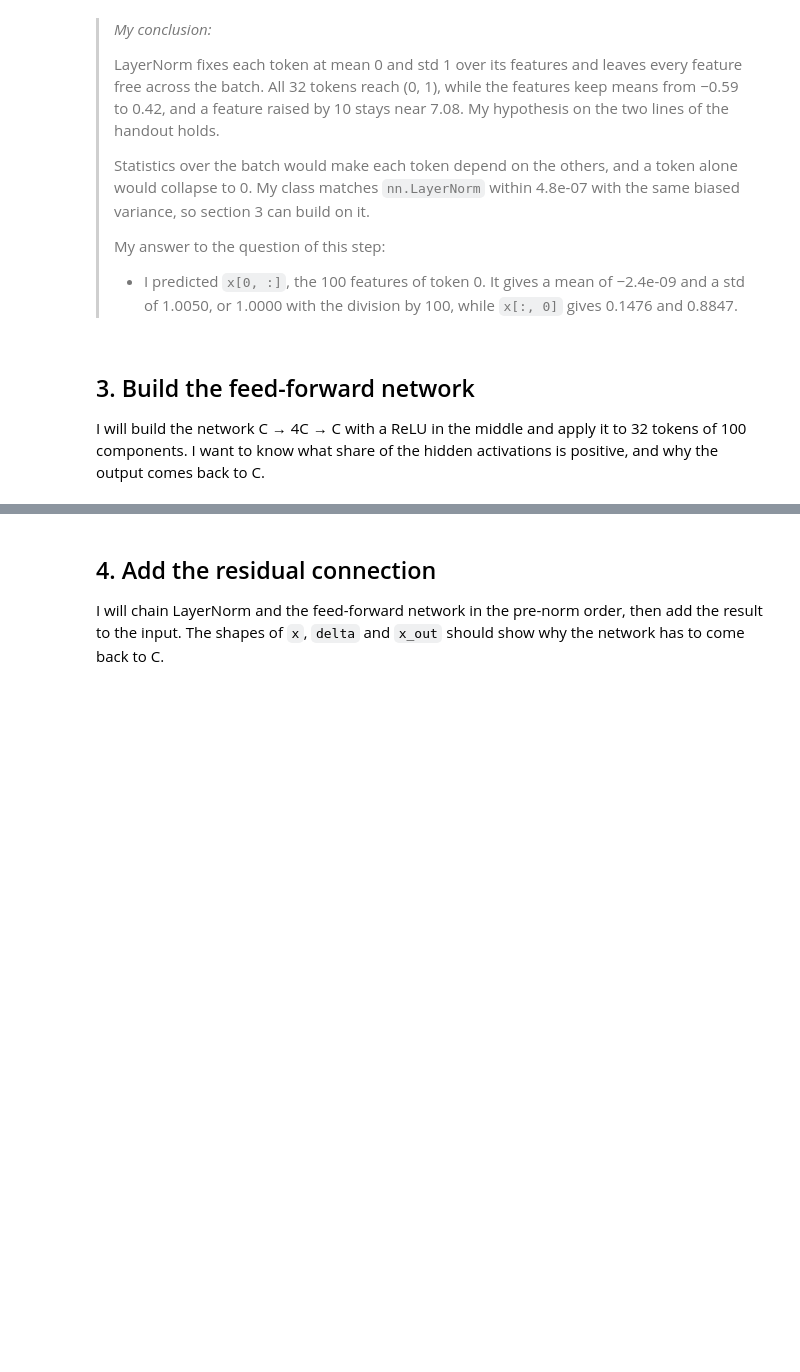
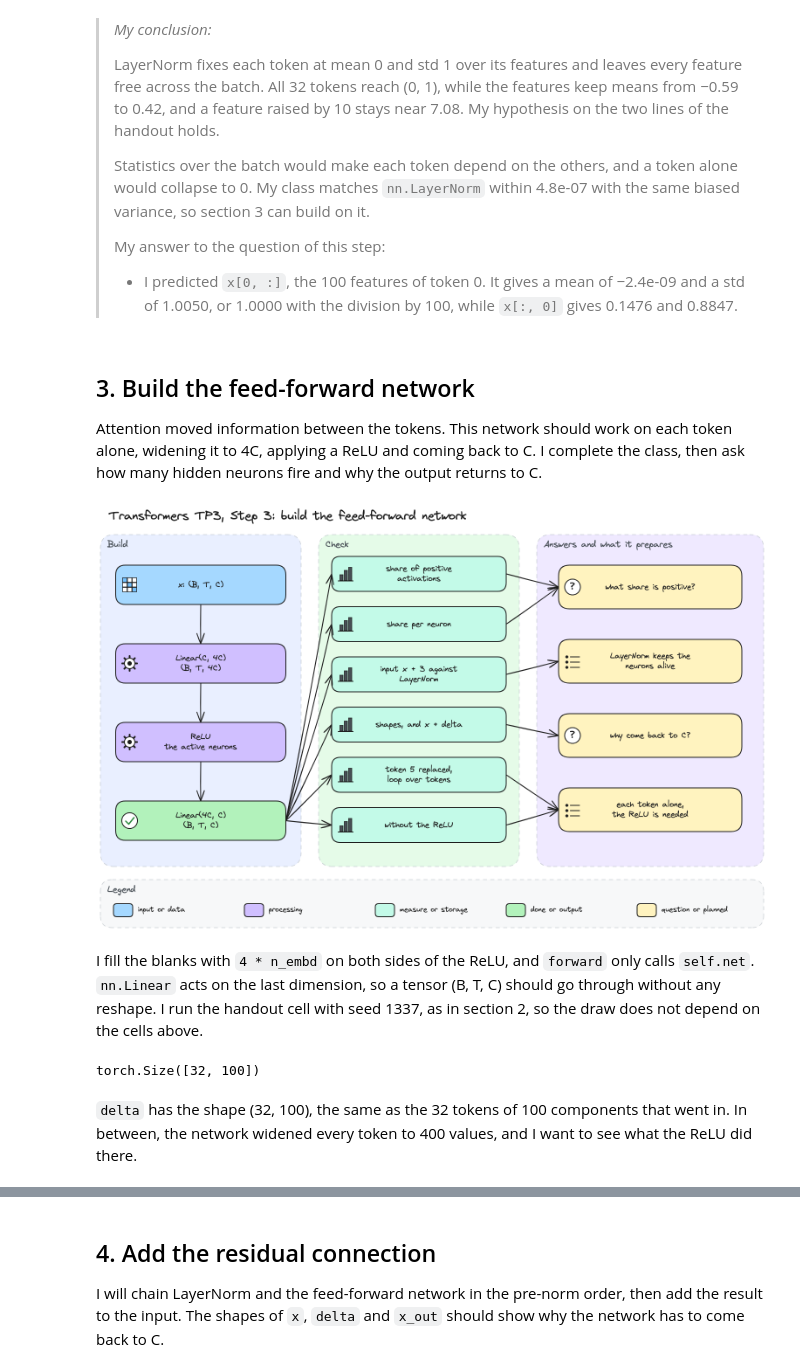
Before and after one commit to mcrayssac/ING3_IAA_GB_NLP, a Jupyter notebook: TP3_transformers.ipynb, the cells around one changed output, grey strips where cells are left out. Saved outputs shown, nothing was run; the diff lists cells and outputs as text; code cells hidden in the pictures; blank space fills up the shorter version.

Commit message:
TP3 transformers step 3

```diff
--- a/TP3_transformers.ipynb
+++ b/TP3_transformers.ipynb
@@ -445,4 +445,9 @@ With random γ and β copied into both versions, the largest gap grows to 1.4e-0
 # %% [markdown]
 ## 3. Build the feed-forward network
 
-I will build the network C → 4C → C with a ReLU in the middle and apply it to 32 tokens of 100 components. I want to know what share of the hidden activations is positive, and why the output comes back to C.
+Attention moved information between the tokens. This network should work on each token alone, widening it to 4C, applying a ReLU and coming back to C. I complete the class, then ask how many hidden neurons fire and why the output returns to C.
+# %%
+# Step 3 diagram: the network C -> 4C -> C, and the checks behind my answers.
+display(Image(filename='diagrams/transformers/tp3_step3.png', width=900))
+# %% [output]
+[figure, added]
@@ -448,0 +469,12 @@ I will build the network C → 4C → C with a ReLU in the middle and apply it t
+# %% [markdown]
+I fill the blanks with `4 * n_embd` on both sides of the ReLU, and `forward` only calls `self.net`. `nn.Linear` acts on the last dimension, so a tensor (B, T, C) should go through without any reshape. I run the handout cell with seed 1337, as in section 2, so the draw does not depend on the cells above.
+# %%
+# The handout cell, with a seed so that the draw does not depend on the cells above.
+torch.manual_seed(1337)
+ffwd = FeedForward(100)
+delta = ffwd(torch.randn(32, 100))
+print(delta.shape)
+# %% [output]
+torch.Size([32, 100])
+# %% [markdown]
+`delta` has the shape (32, 100), the same as the 32 tokens of 100 components that went in. In between, the network widened every token to 400 values, and I want to see what the ReLU did there.
```
Also changed, not shown: parts of 16 cells of this notebook, 4 other files.
